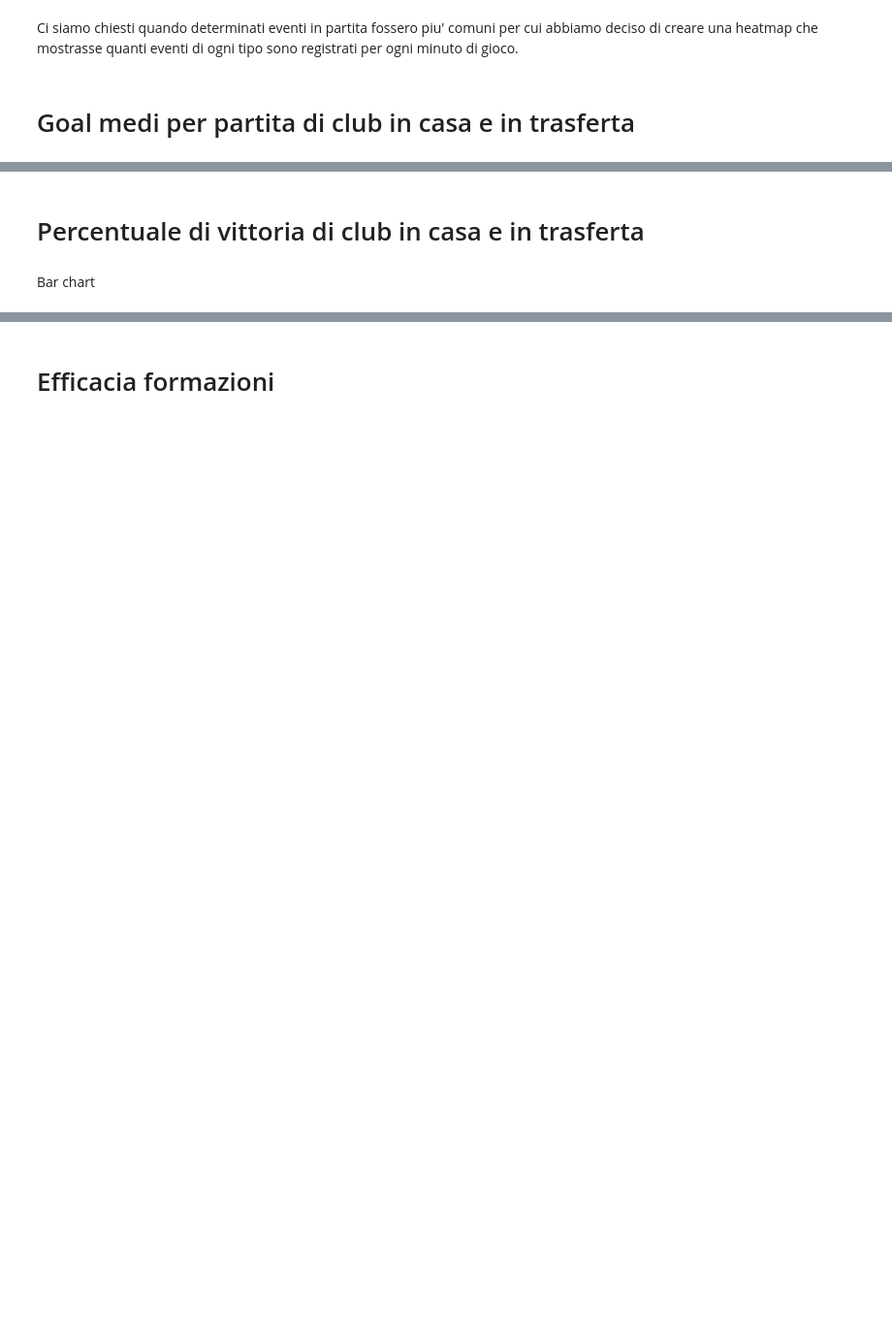
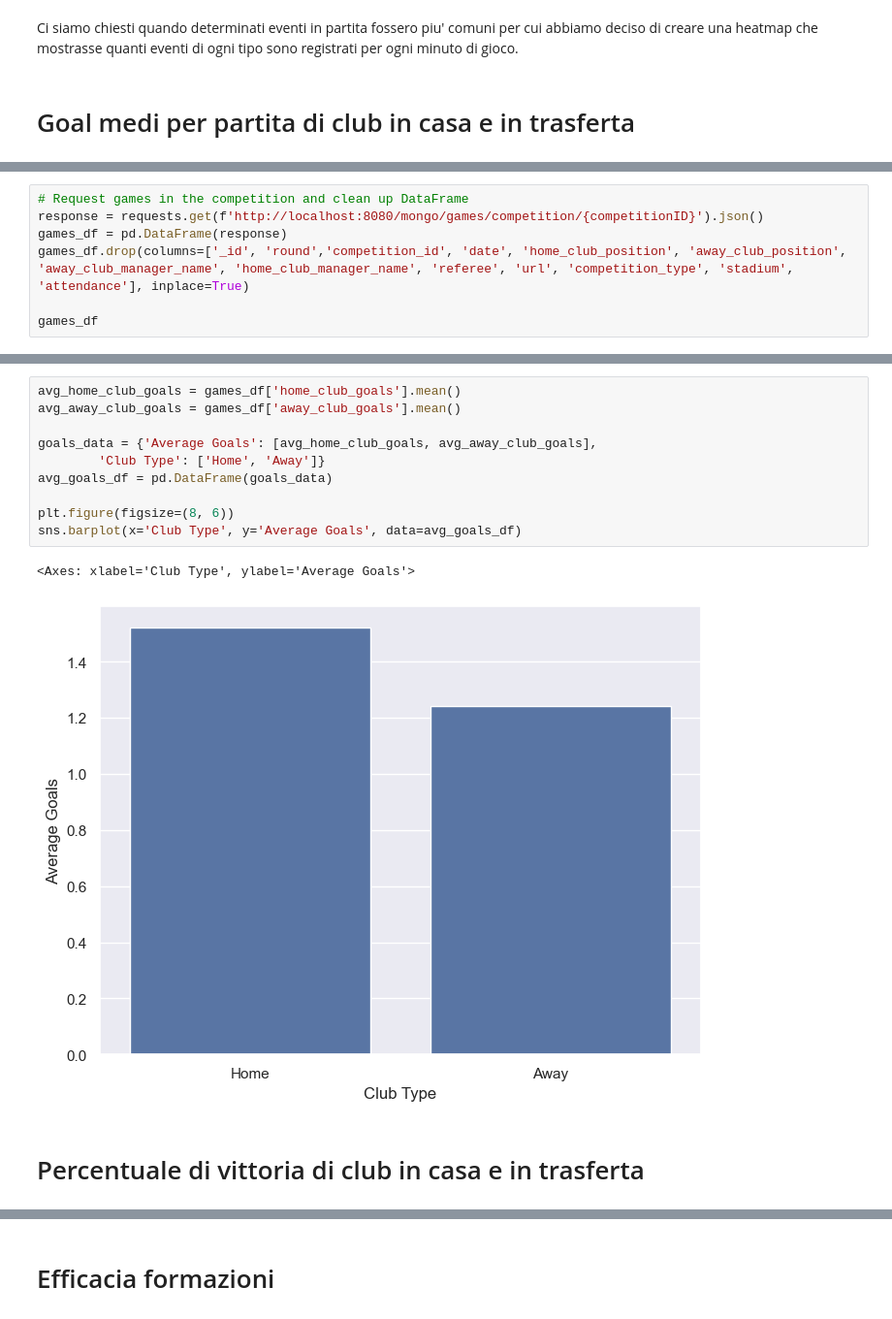
Before and after one commit to IJN-Shalma/ProgettoTWebIUM2023-2024UniTO, a Jupyter notebook: CapraraZhou/solution/JupyterDataAnalysis/CompetitionAnalysis.ipynb, the cells around one changed output, grey strips where cells are left out. Shown at 97% size. Saved outputs shown, nothing was run; the diff lists cells and outputs as text; blank space fills up the shorter version.

```diff
--- a/CapraraZhou/solution/JupyterDataAnalysis/CompetitionAnalysis.ipynb
+++ b/CapraraZhou/solution/JupyterDataAnalysis/CompetitionAnalysis.ipynb
@@ -70,0 +51,7 @@ Bar chart
+# %%
+# Request games in the competition and clean up DataFrame
+response = requests.get(f'http://localhost:8080/mongo/games/competition/{competitionID}').json()
+games_df = pd.DataFrame(response)
+games_df.drop(columns=['_id', 'round','competition_id', 'date', 'home_club_position', 'away_club_position', 'away_club_manager_name', 'home_club_manager_name', 'referee', 'url', 'competition_type', 'stadium', 'attendance'], inplace=True)
+
+games_df
@@ -71,4 +72,15 @@ Bar chart
+# %%
+avg_home_club_goals = games_df['home_club_goals'].mean()
+avg_away_club_goals = games_df['away_club_goals'].mean()
+
+goals_data = {'Average Goals': [avg_home_club_goals, avg_away_club_goals],
+        'Club Type': ['Home', 'Away']}
+avg_goals_df = pd.DataFrame(goals_data)
+
+plt.figure(figsize=(8, 6))
+sns.barplot(x='Club Type', y='Average Goals', data=avg_goals_df)
+# %% [output]
+<Axes: xlabel='Club Type', ylabel='Average Goals'>
+[figure, added]
 # %% [markdown]
 # Percentuale di vittoria di club in casa e in trasferta
-# %% [markdown]
-Bar chart
```
Also changed, not shown: parts of 24 cells of this notebook, 1 other file.
